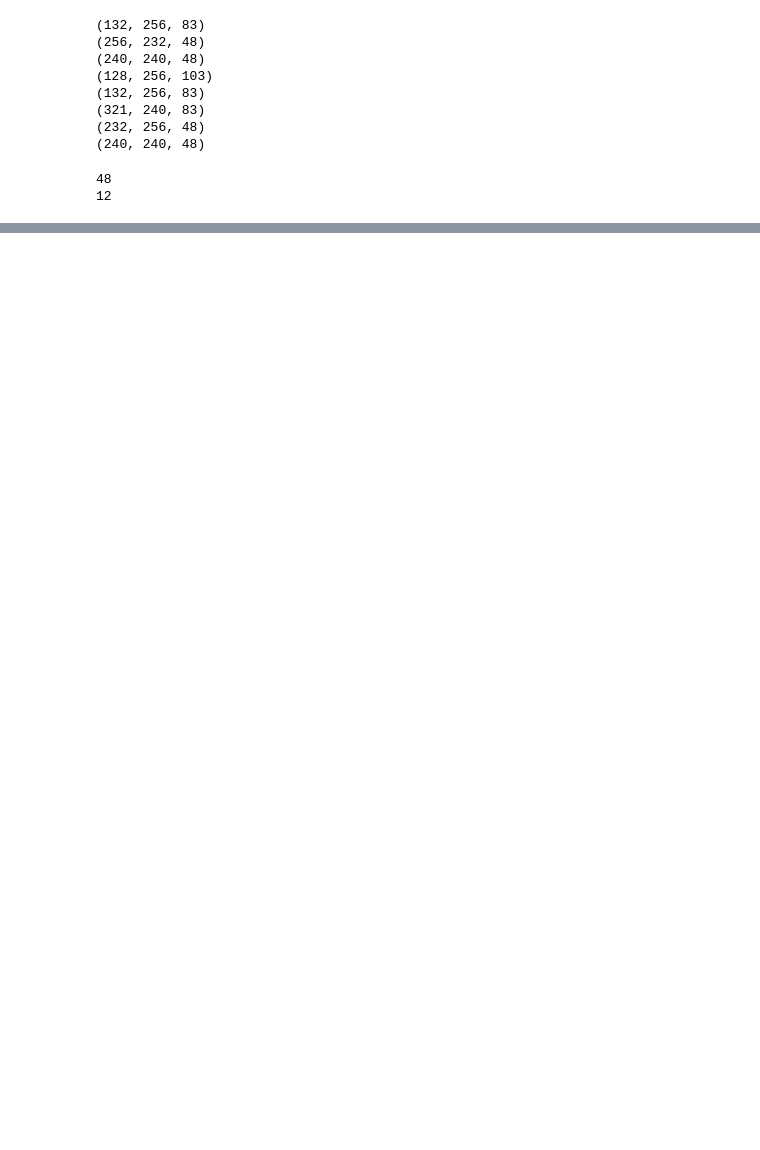
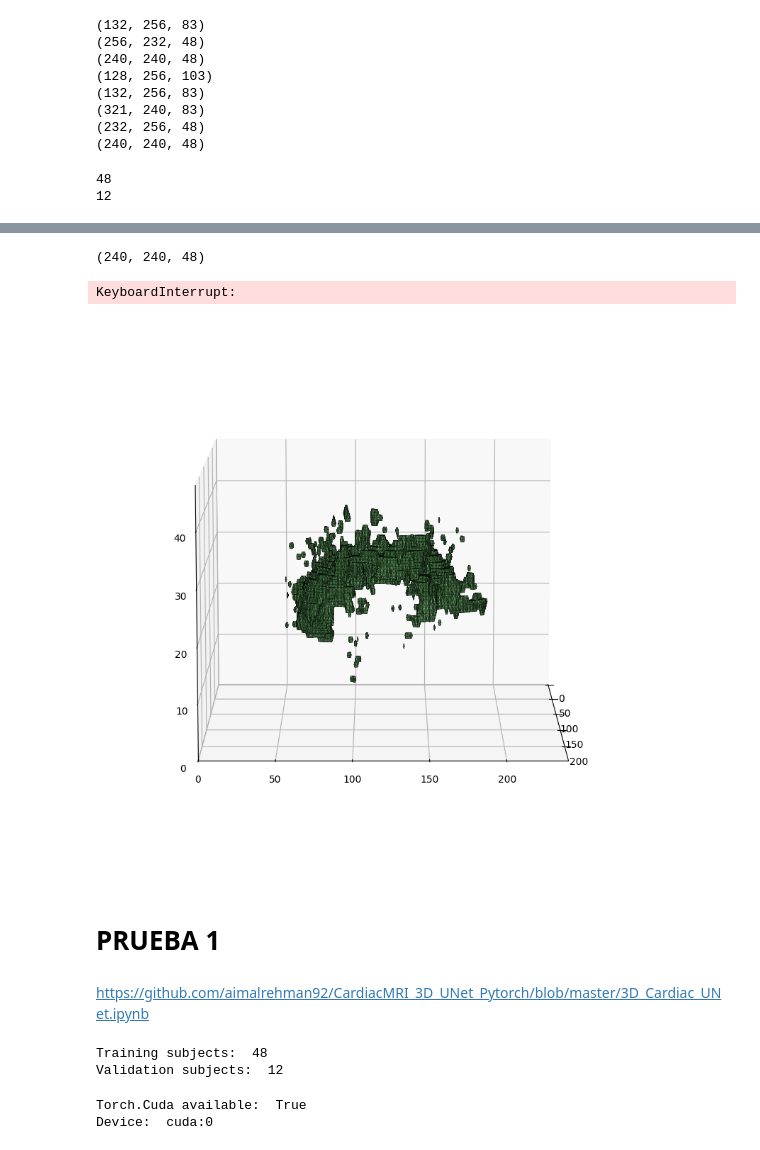
Before and after one commit to AinaT9/White-Matter-Hyperintensity-Segmentation, a Jupyter notebook: 3D/Entrenamiento3DUNET.ipynb, the cells around one changed output, grey strips where cells are left out. Cells and saved outputs as stored; diff of their text form; code cells hidden in the pictures; blank space fills up the shorter version.

```diff
--- a/3D/Entrenamiento3DUNET.ipynb
+++ b/3D/Entrenamiento3DUNET.ipynb
@@ -237,29 +263,78 @@ showsegmentation(val_dl,mmodel)
 # %%
 import matplotlib.pyplot as plt
 import numpy as np
 from skimage.measure import marching_cubes
 from mpl_toolkits.mplot3d.art3d import Poly3DCollection
 import matplotlib.animation as animation
 
 
-img = nib.load(os.path.join(TRAINING_PATH, "P48", "T1", "P48_T1_MASK.nii.gz"))
+img = nib.load(os.path.join(TRAINING_PATH_UTRECHT, "39","wmh.nii.gz"))
 binary_mask = img.get_fdata()
+binary_mask[binary_mask==2]=0
 #binary_mask_resized = resize(binary_mask, (98, 98, 98), preserve_range=True)
+#binary_mask= output.squeeze().cpu().numpy()
+print(binary_mask.shape)
 binary_mask_resized = (binary_mask > 0).astype(int)
 
 verts,faces,_,_ = marching_cubes(binary_mask_resized, step_size=1)
 fig = plt.figure(figsize=(10,10))
 ax = fig.add_subplot(111,projection='3d')
-mesh = Poly3DCollection(verts[faces], alpha=0.9)
+mesh = Poly3DCollection(verts[faces], alpha=0.6, linewidths=0.2, edgecolors='k')
 face_color = [0.45,0.75, 0.45]
 mesh.set_facecolor(face_color)
 ax.add_collection3d(mesh)
 ax.set_xlim(0, binary_mask_resized.shape[0])
 ax.set_ylim(0, binary_mask_resized.shape[1])
 ax.set_zlim(0, binary_mask_resized.shape[2])
 def update(angle):
     ax.view_init(elev=10, azim=angle)
 
 ani = animation.FuncAnimation(fig, update, frames=np.arange(0, 360, 2), interval=50)
-#ani.save('animation.gif', writer='pillow', fps=30)
+ani.save('prueba.gif', writer='pillow', fps=30)
 plt.show()
+# %% [output]
+(240, 240, 48)
+KeyboardInterrupt:
+[figure, added]
+# %% [markdown]
+# PRUEBA 1
+# %% [markdown]
+https://github.com/aimalrehman92/CardiacMRI_3D_UNet_Pytorch/blob/master/3D_Cardiac_UNet.ipynb
+# %%
+from Pure_SA_3D_8x8_2_architecture import SA_UNet_8x8 as Model
+# training settings
+n_epochs = 50
+batch_size = 4
+saveModelevery = 1
+validateModelevery = 1
+distort_after_every_epoch = 2
+lambda_pixel_loss, lambda_dice_loss = 1, 0
+
+# training images count and validation images count
+n_train_images = len(train_data)
+n_valid_images = len(val_data)
+
+print("Training subjects: ", n_train_images)
+print("Validation subjects: ", n_valid_images)
+
+# optimizer hyperparameters
+lr = 0.0002
+b1 = 0.5
+b2 = 0.999
+is_transform_train = True
+is_transform_valid = False
+generate_epoch_log = True
+shuffle_minibatch = True
+apply_method = "Altogether" # can be "OneOf" or "Altogether"
+save_every_SA = False
+# %% [output]
+Training subjects:  48
+Validation subjects:  12
+# %%
+cuda = True if torch.cuda.is_available() else False
+print("Torch.Cuda available: ", cuda)
+device = torch.device("cuda:0" if torch.cuda.is_available() else "cpu")
+print("Device: ", device)
+# %% [output]
+Torch.Cuda available:  True
+Device:  cuda:0
```
Also changed, not shown: parts of 16 cells of this notebook, 3 other files.
